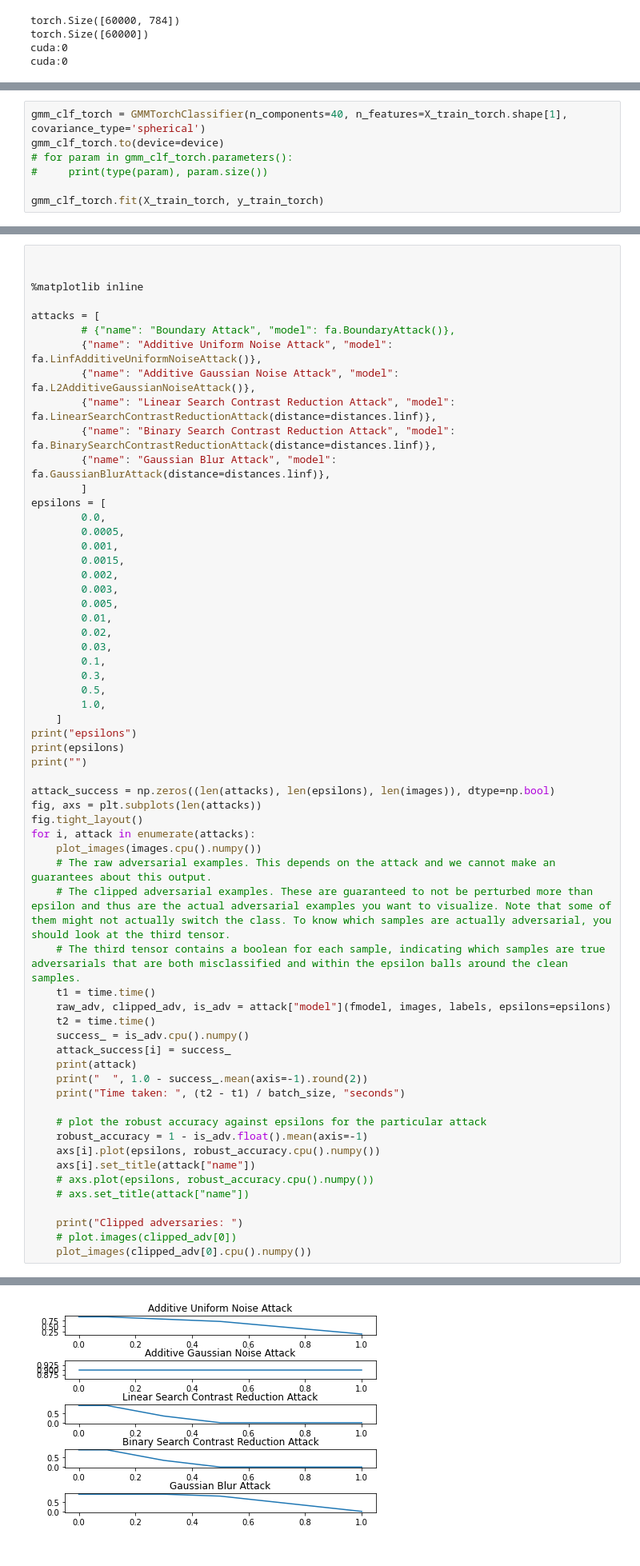
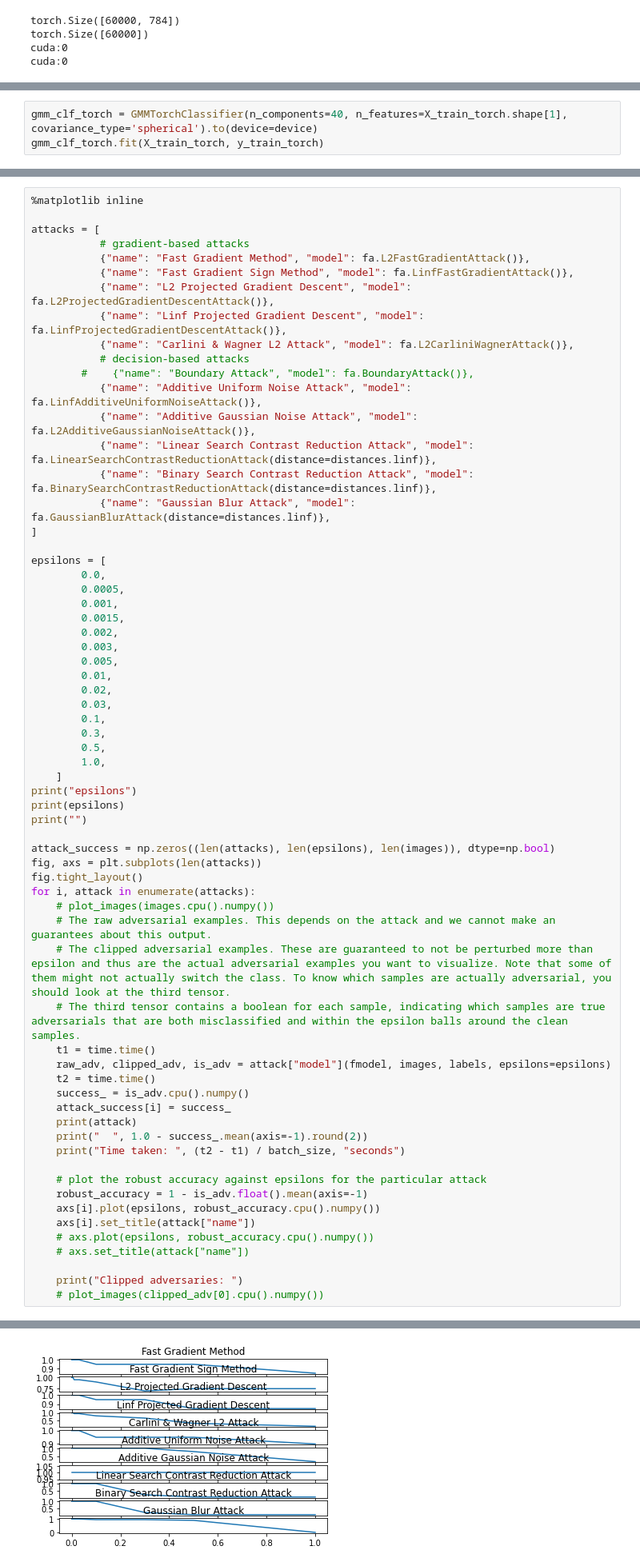
Before and after one commit to zyzhang1130/CS5340-group-project, a Jupyter notebook: GMMClassifier_Torch_Attack.ipynb, the cells around one changed output, grey strips where cells are left out. Shown at 80% size. Saved outputs shown, nothing was run; the diff lists cells and outputs as text.

```diff
--- a/GMMClassifier_Torch_Attack.ipynb
+++ b/GMMClassifier_Torch_Attack.ipynb
@@ -292,7 +320,3 @@ class GMMTorchClassifier(torch.nn.Module):
 # %%
-gmm_clf_torch = GMMTorchClassifier(n_components=40, n_features=X_train_torch.shape[1], covariance_type='spherical')
-gmm_clf_torch.to(device=device)
-# for param in gmm_clf_torch.parameters():
-#     print(type(param), param.size())
-
+gmm_clf_torch = GMMTorchClassifier(n_components=40, n_features=X_train_torch.shape[1], covariance_type='spherical').to(device=device)
 gmm_clf_torch.fit(X_train_torch, y_train_torch)
@@ -374,16 +370,22 @@ def plot_images(images):
 # %%
-
-
 %matplotlib inline
 
 attacks = [
-        # {"name": "Boundary Attack", "model": fa.BoundaryAttack()},
-        {"name": "Additive Uniform Noise Attack", "model": fa.LinfAdditiveUniformNoiseAttack()},
-        {"name": "Additive Gaussian Noise Attack", "model": fa.L2AdditiveGaussianNoiseAttack()},
-        {"name": "Linear Search Contrast Reduction Attack", "model": fa.LinearSearchContrastReductionAttack(distance=distances.linf)},
-        {"name": "Binary Search Contrast Reduction Attack", "model": fa.BinarySearchContrastReductionAttack(distance=distances.linf)},
-        {"name": "Gaussian Blur Attack", "model": fa.GaussianBlurAttack(distance=distances.linf)},
-        ]
+           # gradient-based attacks
+           {"name": "Fast Gradient Method", "model": fa.L2FastGradientAttack()},
+           {"name": "Fast Gradient Sign Method", "model": fa.LinfFastGradientAttack()},
+           {"name": "L2 Projected Gradient Descent", "model": fa.L2ProjectedGradientDescentAttack()},
+           {"name": "Linf Projected Gradient Descent", "model": fa.LinfProjectedGradientDescentAttack()},
+           {"name": "Carlini & Wagner L2 Attack", "model": fa.L2CarliniWagnerAttack()},
+           # decision-based attacks
+        #    {"name": "Boundary Attack", "model": fa.BoundaryAttack()},
+           {"name": "Additive Uniform Noise Attack", "model": fa.LinfAdditiveUniformNoiseAttack()},
+           {"name": "Additive Gaussian Noise Attack", "model": fa.L2AdditiveGaussianNoiseAttack()},
+           {"name": "Linear Search Contrast Reduction Attack", "model": fa.LinearSearchContrastReductionAttack(distance=distances.linf)},
+           {"name": "Binary Search Contrast Reduction Attack", "model": fa.BinarySearchContrastReductionAttack(distance=distances.linf)},
+           {"name": "Gaussian Blur Attack", "model": fa.GaussianBlurAttack(distance=distances.linf)},
+]
+
 epsilons = [
         0.0,
         0.0005,
@@ -408,7 +410,7 @@ attack_success = np.zeros((len(attacks), len(epsilons), len(images)), dtype=np.b
 fig, axs = plt.subplots(len(attacks))
 fig.tight_layout()
 for i, attack in enumerate(attacks):
-    plot_images(images.cpu().numpy())
+    # plot_images(images.cpu().numpy())
     # The raw adversarial examples. This depends on the attack and we cannot make an guarantees about this output.
     # The clipped adversarial examples. These are guaranteed to not be perturbed more than epsilon and thus are the actual adversarial examples you want to visualize. Note that some of them might not actually switch the class. To know which samples are actually adversarial, you should look at the third tensor.
     # The third tensor contains a boolean for each sample, indicating which samples are true adversarials that are both misclassified and within the epsilon balls around the clean samples.
@@ -429,8 +431,7 @@ for i, attack in enumerate(attacks):
     # axs.set_title(attack["name"])
 
     print("Clipped adversaries: ")
-    # plot.images(clipped_adv[0])
-    plot_images(clipped_adv[0].cpu().numpy())
+    # plot_images(clipped_adv[0].cpu().numpy())
 # %% [output]
 epsilons
 [0.0, 0.0005, 0.001, 0.0015, 0.002, 0.003, 0.005, 0.01, 0.02, 0.03, 0.1, 0.3, 0.5, 1.0]
@@ -452 +455 @@ Clipped adversaries:
-[figure, old version]
+[figure, new version]
```
Also changed, not shown: parts of 30 cells of this notebook.
